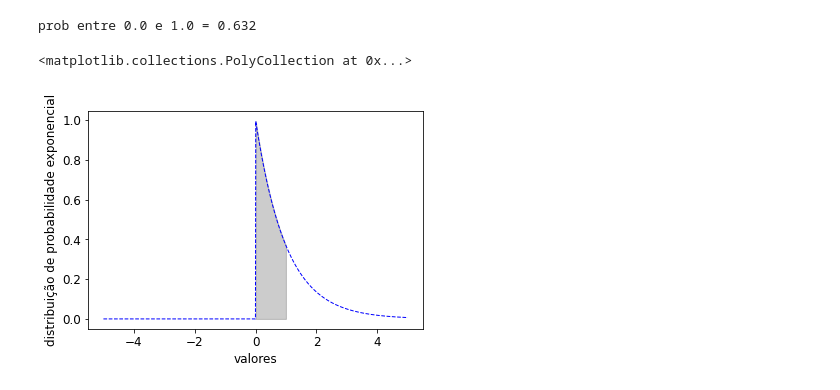
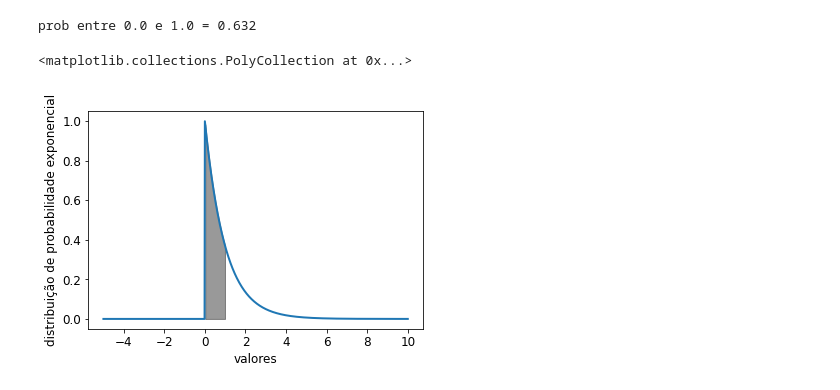
Before and after one commit to josefa-santana/topicosEspeciaisII, a Jupyter notebook: TEII_Ativ1.ipynb, the cells around one changed output. Cells and saved outputs as stored; diff of their text form; code cells hidden in the pictures.

```diff
--- a/TEII_Ativ1.ipynb
+++ b/TEII_Ativ1.ipynb
@@ -42,15 +45,15 @@ print(f'prob entre {A:.1f} e {B:.1f} = {P_AB:.3f}')
 # %% [output]
 prob entre 0.0 e 1.0 = 0.632
 # %%
-bins=np.linspace(-5,5,1000)
+bins=np.linspace(-5,10,1000)
 gauss = expon.pdf(bins, 0, 1)
 plt.rcParams.update({'font.size': 12})
 plt.figure()
-plt.plot(bins, gauss, 'b--', linewidth=1)
+plt.plot(bins, gauss, linewidth=2)
 plt.xlabel('valores')
 plt.ylabel('distribuição de probabilidade exponencial')
 px=bins[(bins>A)&(bins<B)]
-plt.fill_between(px,gauss[(bins>A)&(bins<B)],color='k',alpha=0.2)
+plt.fill_between(px,gauss[(bins>A)&(bins<B)],color='k',alpha=0.4)
 # %% [output]
 <matplotlib.collections.PolyCollection at 0x...>
-[figure, old version]
+[figure, new version]
```
Also changed, not shown: parts of 1 cell of this notebook.
